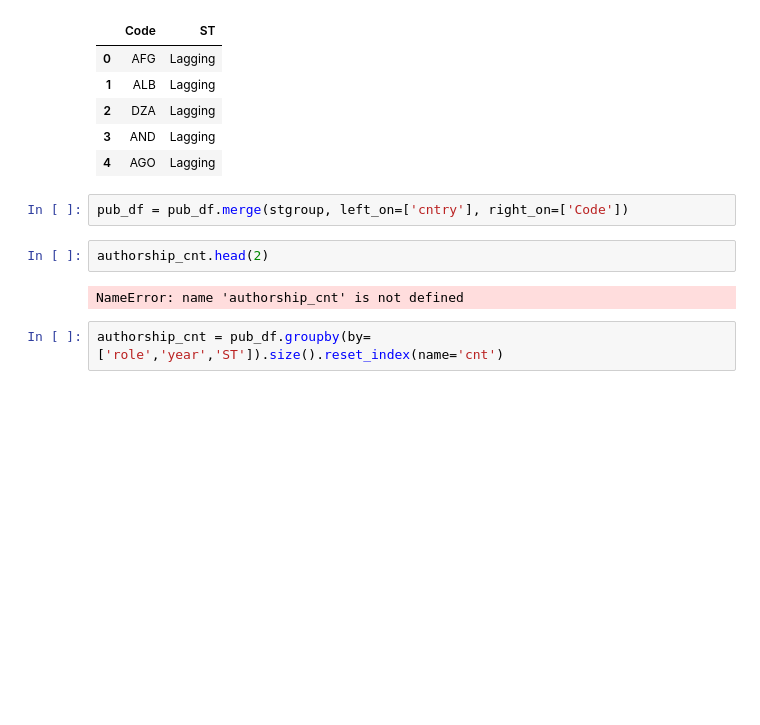
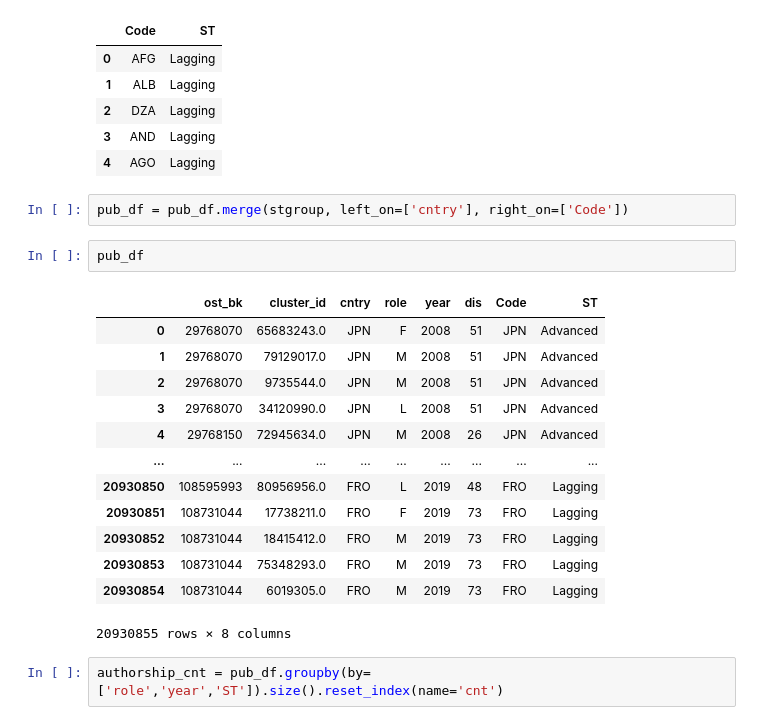
Before and after one commit to LiliMiaohub/international_collaboration, a Jupyter notebook: exps/authorship_distribution/author_distribution.ipynb, the cells around one changed output. Cells and saved outputs as stored; diff of their text form; blank space fills up the shorter version.

```diff
--- a/exps/authorship_distribution/author_distribution.ipynb
+++ b/exps/authorship_distribution/author_distribution.ipynb
@@ -31,10 +31,22 @@ stgroup.head()
 | 4 | AGO | Lagging |
 # %%
 pub_df = pub_df.merge(stgroup, left_on=['cntry'], right_on=['Code'])
-# %%
-authorship_cnt.head(2)
-# %% [output]
-NameError: name 'authorship_cnt' is not defined
+# %%
+pub_df
+# %% [output]
+|  | ost_bk | cluster_id | cntry | role | year | dis | Code | ST |
+| 0 | 29768070 | 65683243.0 | JPN | F | 2008 | 51 | JPN | Advanced |
+| 1 | 29768070 | 79129017.0 | JPN | M | 2008 | 51 | JPN | Advanced |
+| 2 | 29768070 | 9735544.0 | JPN | M | 2008 | 51 | JPN | Advanced |
+| 3 | 29768070 | 34120990.0 | JPN | L | 2008 | 51 | JPN | Advanced |
+| 4 | 29768150 | 72945634.0 | JPN | M | 2008 | 26 | JPN | Advanced |
+| ... | ... | ... | ... | ... | ... | ... | ... | ... |
+| 20930850 | 108595993 | 80956956.0 | FRO | L | 2019 | 48 | FRO | Lagging |
+| 20930851 | 108731044 | 17738211.0 | FRO | F | 2019 | 73 | FRO | Lagging |
+| 20930852 | 108731044 | 18415412.0 | FRO | M | 2019 | 73 | FRO | Lagging |
+| 20930853 | 108731044 | 75348293.0 | FRO | M | 2019 | 73 | FRO | Lagging |
+| 20930854 | 108731044 | 6019305.0 | FRO | M | 2019 | 73 | FRO | Lagging |
+20930855 rows × 8 columns
 # %%
 authorship_cnt = pub_df.groupby(by=['role','year','ST']).size().reset_index(name='cnt')
 # %%
```
Also changed, not shown: parts of 5 cells of this notebook, 43 other files.
